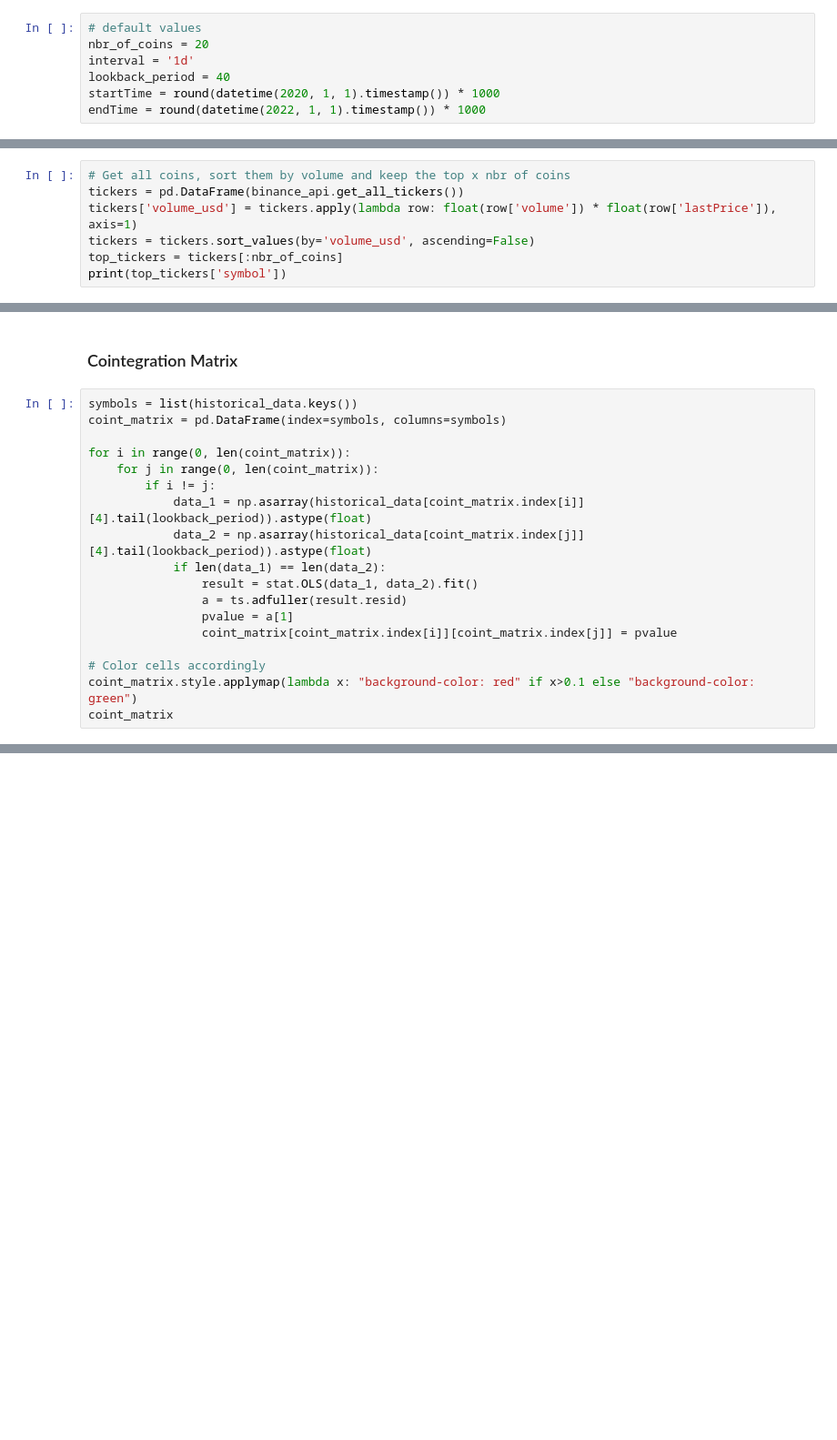
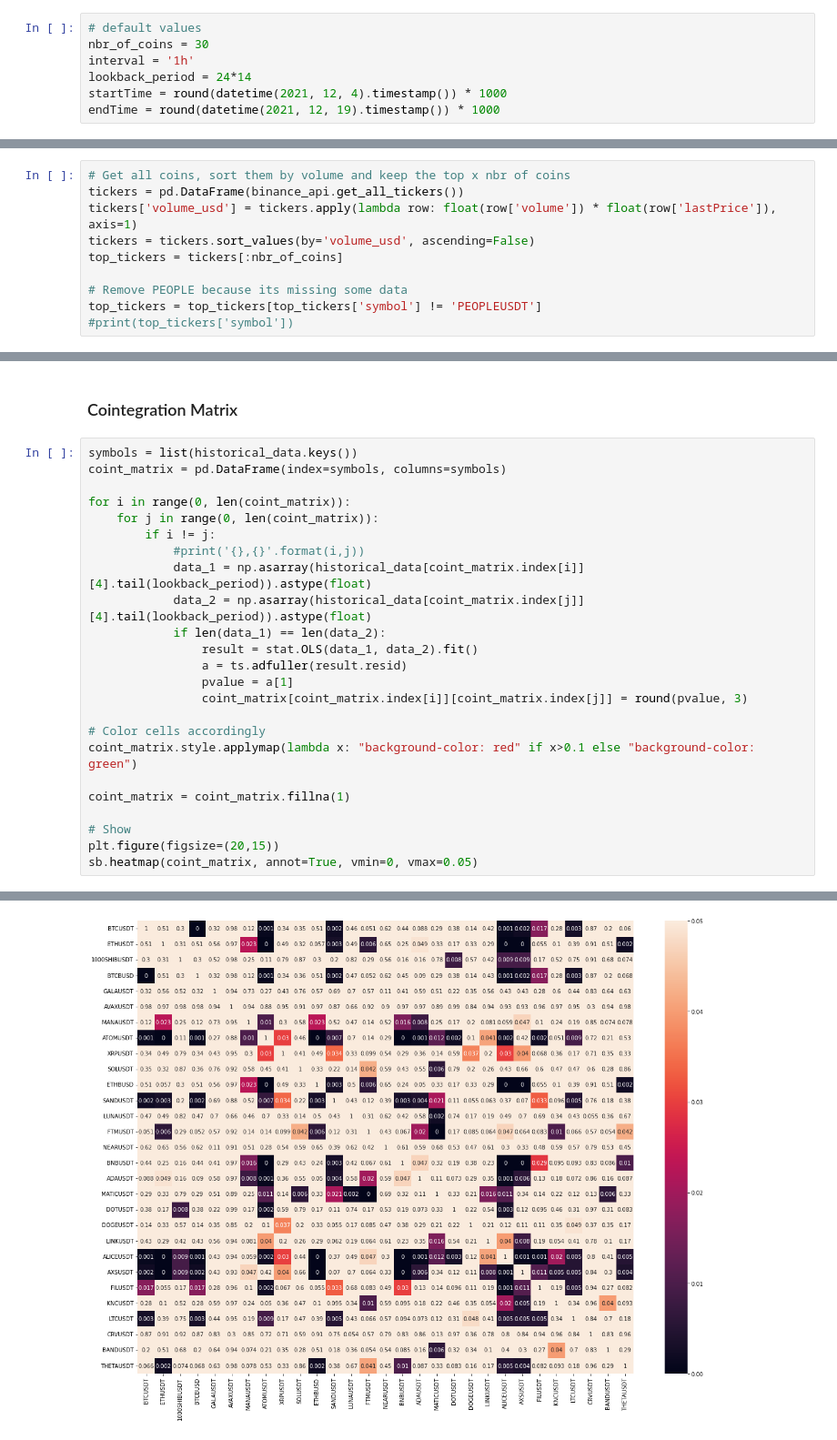
Before and after one commit to walidarbtg/cointegration, a Jupyter notebook: Cointegration Matrix.ipynb, the cells around one changed output, grey strips where cells are left out. Shown at 91% size. Cells and saved outputs as stored; diff of their text form; blank space fills up the shorter version.

```diff
--- a/Cointegration Matrix.ipynb
+++ b/Cointegration Matrix.ipynb
@@ -20,11 +22,11 @@ from datetime import datetime, date
 ### Default Values
 # %%
 # default values
-nbr_of_coins = 20
-interval = '1d'
-lookback_period = 40
-startTime = round(datetime(2020, 1, 1).timestamp()) * 1000
-endTime = round(datetime(2022, 1, 1).timestamp()) * 1000
+nbr_of_coins = 30
+interval = '1h'
+lookback_period = 24*14
+startTime = round(datetime(2021, 12, 4).timestamp()) * 1000
+endTime = round(datetime(2021, 12, 19).timestamp()) * 1000
 # %% [markdown]
 ### Get coins with most volume on Binance
 # %%
@@ -33,4 +35,7 @@ tickers = pd.DataFrame(binance_api.get_all_tickers())
 tickers['volume_usd'] = tickers.apply(lambda row: float(row['volume']) * float(row['lastPrice']), axis=1)
 tickers = tickers.sort_values(by='volume_usd', ascending=False)
 top_tickers = tickers[:nbr_of_coins]
-print(top_tickers['symbol'])
+
+# Remove PEOPLE because its missing some data
+top_tickers = top_tickers[top_tickers['symbol'] != 'PEOPLEUSDT']
+#print(top_tickers['symbol'])
@@ -77,15 +81,21 @@ coint_matrix = pd.DataFrame(index=symbols, columns=symbols)
 for i in range(0, len(coint_matrix)):
     for j in range(0, len(coint_matrix)):
         if i != j:
+            #print('{},{}'.format(i,j))
             data_1 = np.asarray(historical_data[coint_matrix.index[i]][4].tail(lookback_period)).astype(float)
             data_2 = np.asarray(historical_data[coint_matrix.index[j]][4].tail(lookback_period)).astype(float)
             if len(data_1) == len(data_2):
                 result = stat.OLS(data_1, data_2).fit()
                 a = ts.adfuller(result.resid)
                 pvalue = a[1]
-                coint_matrix[coint_matrix.index[i]][coint_matrix.index[j]] = pvalue
+                coint_matrix[coint_matrix.index[i]][coint_matrix.index[j]] = round(pvalue, 3)
 
 # Color cells accordingly
 coint_matrix.style.applymap(lambda x: "background-color: red" if x>0.1 else "background-color: green")
-coint_matrix
+
+coint_matrix = coint_matrix.fillna(1)
+
+# Show
+plt.figure(figsize=(20,15))
+sb.heatmap(coint_matrix, annot=True, vmin=0, vmax=0.05)
 # %% [output]
@@ -108,0 +103 @@ coint_matrix
+[figure, added]
```
Also changed, not shown: parts of 9 cells of this notebook.
